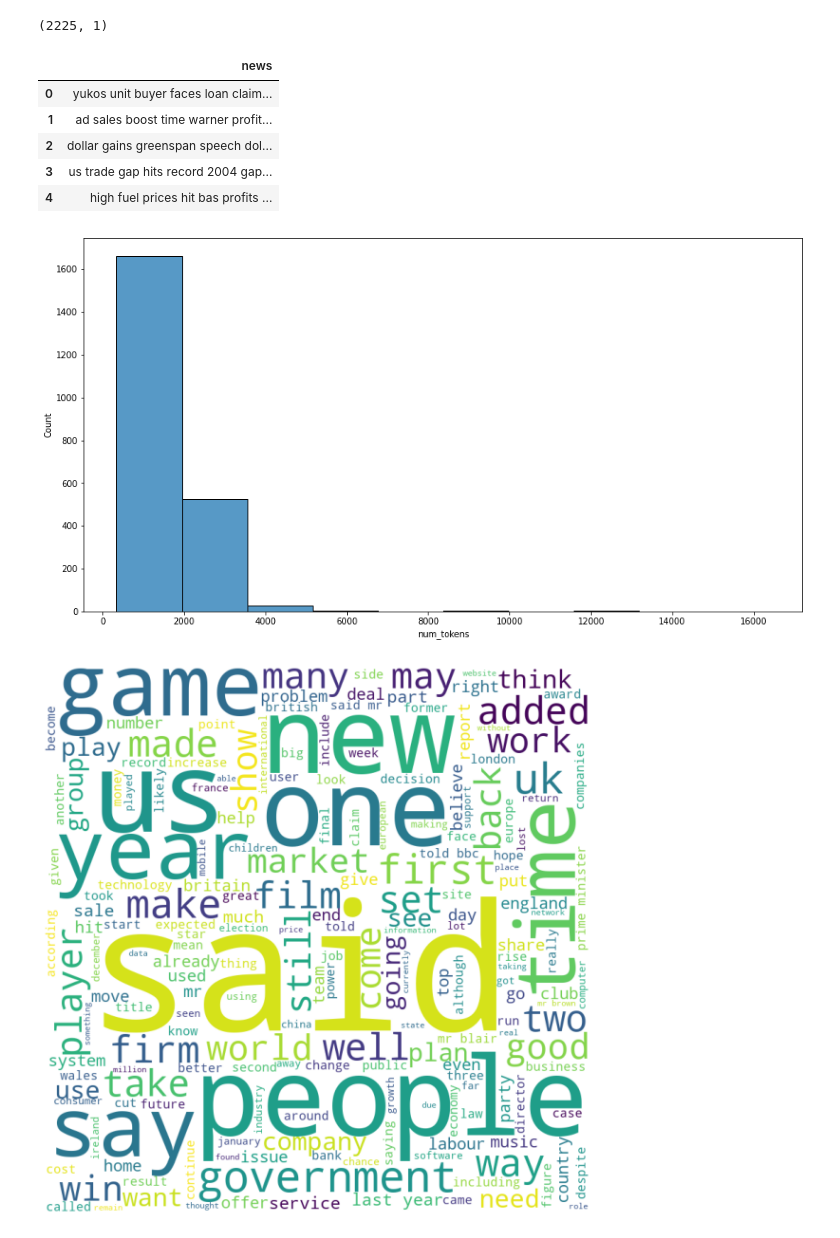
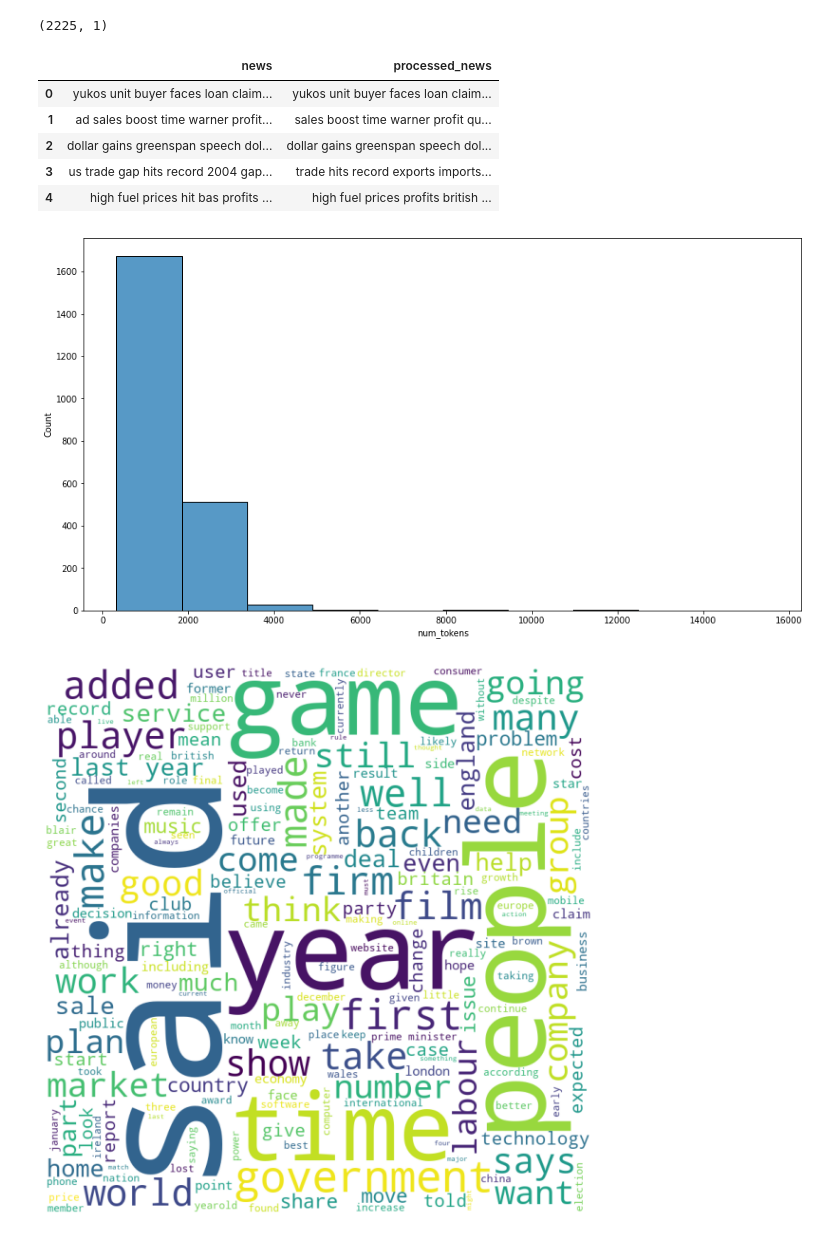
Before and after one commit to M0n1ka-05/Topic-Modelling-on-news-article, a Jupyter notebook: Monika_Shinde_Team_3_Capestone_Project_4_Topic_Modeling_on_News_Articles_Capstone_Project.ipynb, the cells around one changed output. Cells and saved outputs as stored; diff of their text form; code cells hidden in the pictures.

```diff
--- a/Monika_Shinde_Team_3_Capestone_Project_4_Topic_Modeling_on_News_Articles_Capstone_Project.ipynb
+++ b/Monika_Shinde_Team_3_Capestone_Project_4_Topic_Modeling_on_News_Articles_Capstone_Project.ipynb
@@ -156,23 +164,29 @@ new_df.head(10)
 new_df.shape
 # %% [output]
 (2225, 1)
+# %%
+# removing everything except alphabets`
+new_df['processed_news'] = new_df['news'].str.replace("[^a-zA-Z#]", " ")
+# %%
+# removing short words
+new_df['processed_news'] = new_df['processed_news'].apply(lambda x: ' '.join([w for w in x.split() if len(w)>3]))
 # %%
 new_df.head(5)
 # %% [output]
-|  | news |
-| 0 | yukos unit buyer faces loan claim... |
-| 1 | ad sales boost time warner profit... |
-| 2 | dollar gains greenspan speech dol... |
-| 3 | us trade gap hits record 2004 gap... |
-| 4 | high fuel prices hit bas profits ... |
+|  | news | processed_news |
+| 0 | yukos unit buyer faces loan claim... | yukos unit buyer faces loan claim... |
+| 1 | ad sales boost time warner profit... | sales boost time warner profit qu... |
+| 2 | dollar gains greenspan speech dol... | dollar gains greenspan speech dol... |
+| 3 | us trade gap hits record 2004 gap... | trade hits record exports imports... |
+| 4 | high fuel prices hit bas profits ... | high fuel prices profits british ... |
 # %%
 # Sum the number of tokens in each Doc
-new_df['num_tokens'] = [len(token) for token in new_df.news]
+new_df['num_tokens'] = [len(token) for token in new_df.processed_news]
 # Visualize histogram of tokens per tweet
 plt.figure(figsize=(15,8))
 g = sns.histplot(new_df.num_tokens, bins = 10)
 # %% [output]
-[figure, old version]
+[figure, new version]
 # %%
 from wordcloud import WordCloud, STOPWORDS
 import matplotlib.pyplot as plt
@@ -180,33 +194,33 @@ import matplotlib.pyplot as plt
 comment_words = ''
 stopwords = set(STOPWORDS)
 
 # iterate through the csv file
-for val in new_df.news:
+for val in new_df.processed_news:
 
     # typecaste each val to string
     val = str(val)
 
     # split the value
     tokens = val.split()
 
     # Converts each token into lowercase
     for i in range(len(tokens)):
         tokens[i] = tokens[i].lower()
 
     comment_words += " ".join(tokens)+" "
 
 wordcloud = WordCloud(width = 800, height = 800,
                 background_color ='white',
                 stopwords = stopwords,
                 min_font_size = 10).generate(comment_words)
 
 # plot the WordCloud image
 plt.figure(figsize = (8, 8), facecolor = None)
 plt.imshow(wordcloud)
 plt.axis("off")
 plt.tight_layout(pad = 0)
 
 plt.show()
 # %% [output]
-[figure, old version]
+[figure, new version]
 # %%
```
Also changed, not shown: parts of 18 cells of this notebook.
